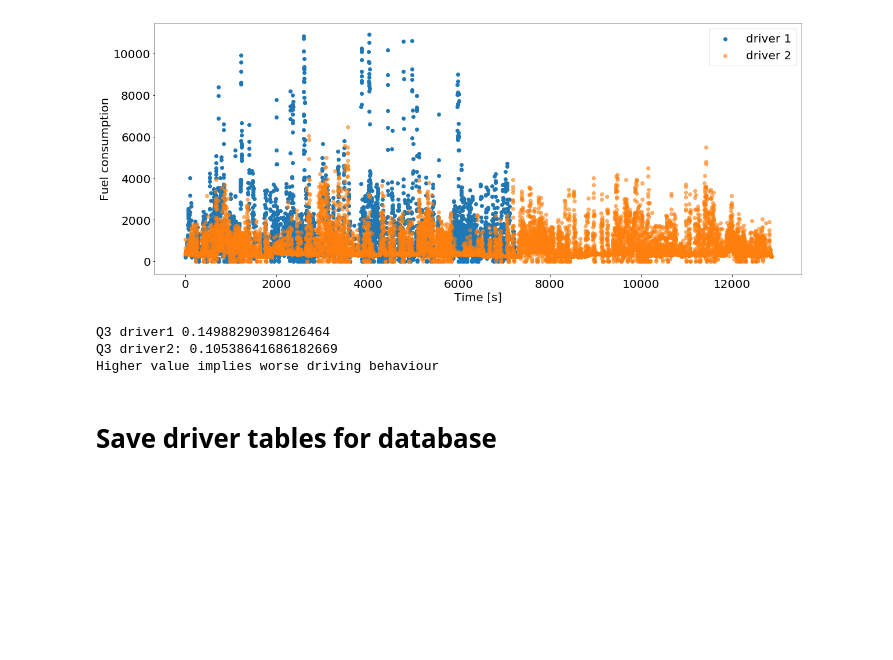
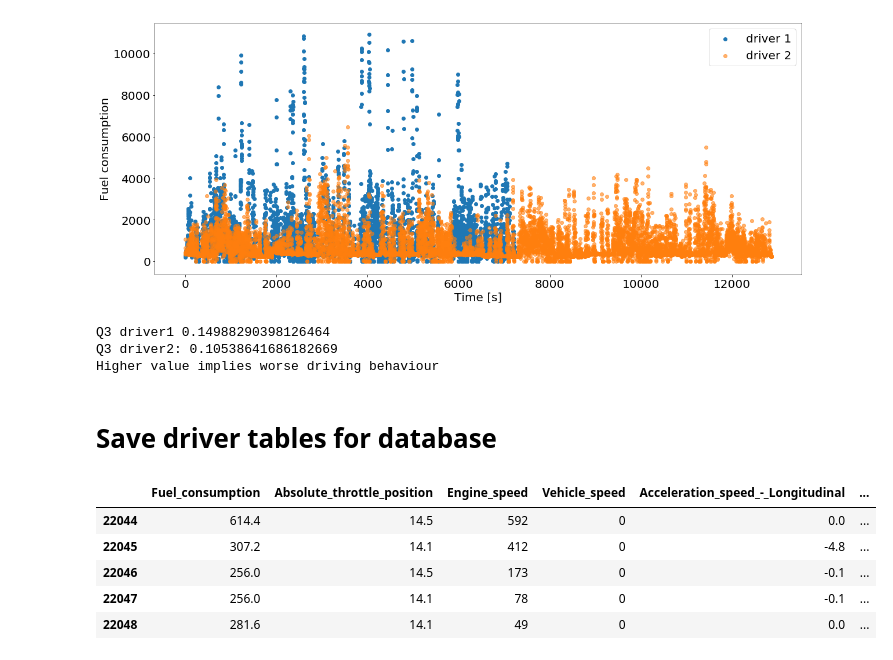
Before and after one commit to MercoHack2018/Merco, a Jupyter notebook: driver_scoring_startup.ipynb, the cells around one changed output. Cells and saved outputs as stored; diff of their text form; code cells hidden in the pictures; blank space fills up the shorter version.

```diff
--- a/driver_scoring_startup.ipynb
+++ b/driver_scoring_startup.ipynb
@@ -253,4 +253,16 @@ drop_features = ['Accelerator_Pedal_value',
        'Calculated_road_gradient', 'Acceleration_speed_-_Lateral',
        'PathOrder']
 for i, driver in enumerate(drivers):
-    driver.drop(drop_features, axis=1).to_csv("driver_"+str(i+1)+".csv")
+    driver_tmp = driver.copy(deep=True)
+    driver_tmp['driver'] = i+1 # so Furkan can see the current driver when he is working inside his database app
+    driver_tmp = driver_tmp.drop(drop_features, axis=1)
+    driver_tmp.to_csv("driver_"+str(i+1)+".csv", index=False)
+# %%
+driver_tmp.head()
+# %% [output]
+|  | Fuel_consumption | Absolute_throttle_position | Engine_speed | Vehicle_speed | Acceleration_speed_-_Longitudinal | ... |
+| 22044 | 614.4 | 14.5 | 592 | 0 | 0.0 | ... |
+| 22045 | 307.2 | 14.1 | 412 | 0 | -4.8 | ... |
+| 22046 | 256.0 | 14.5 | 173 | 0 | -0.1 | ... |
+| 22047 | 256.0 | 14.1 | 78 | 0 | -0.1 | ... |
+| 22048 | 281.6 | 14.1 | 49 | 0 | 0.0 | ... |
```
Also changed, not shown: parts of 1 cell of this notebook.
